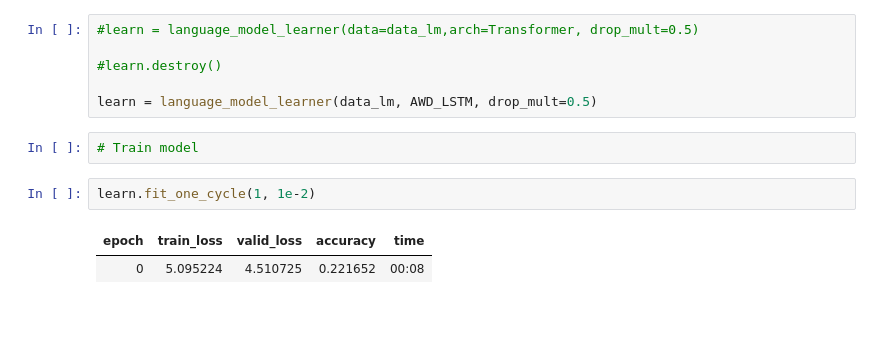
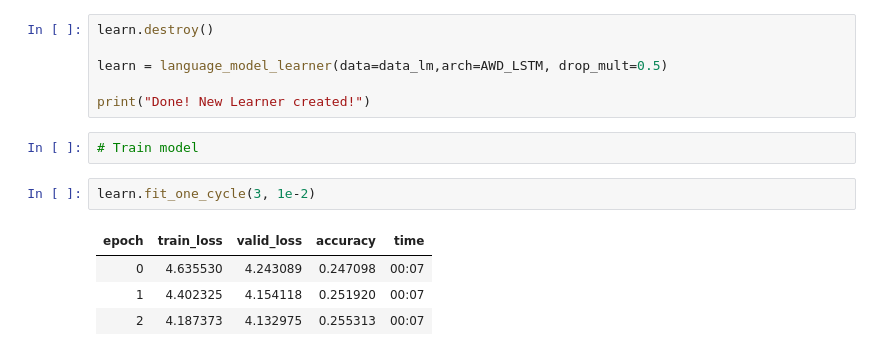
Before and after one commit to marvin-hansen/AI-FUN, a Jupyter notebook: Socrates_ai.ipynb, the cells around one changed output. Drawn from its saved outputs; the diff is of its cells as text; blank space fills up the shorter version.

```diff
--- a/Socrates_ai.ipynb
+++ b/Socrates_ai.ipynb
@@ -193,18 +183,20 @@ data_lm = TextLMDataBunch.from_df('data', train_df, valid_df, text_cols='text',
 # %% [markdown]
 Create learner
 # %%
-#learn = language_model_learner(data=data_lm,arch=Transformer, drop_mult=0.5)
+learn.destroy()
 
-#learn.destroy()
+learn = language_model_learner(data=data_lm,arch=AWD_LSTM, drop_mult=0.5)
 
-learn = language_model_learner(data_lm, AWD_LSTM, drop_mult=0.5)
+print("Done! New Learner created!")
 # %%
 # Train model
 # %%
-learn.fit_one_cycle(1, 1e-2)
+learn.fit_one_cycle(3, 1e-2)
 # %% [output]
 | epoch | train_loss | valid_loss | accuracy | time |
-| 0 | 5.095224 | 4.510725 | 0.221652 | 00:08 |
+| 0 | 4.635530 | 4.243089 | 0.247098 | 00:07 |
+| 1 | 4.402325 | 4.154118 | 0.251920 | 00:07 |
+| 2 | 4.187373 | 4.132975 | 0.255313 | 00:07 |
 # %%
 learn.lr_find()
 learn.recorder.plot()
```
Also changed, not shown: parts of 21 cells of this notebook.
